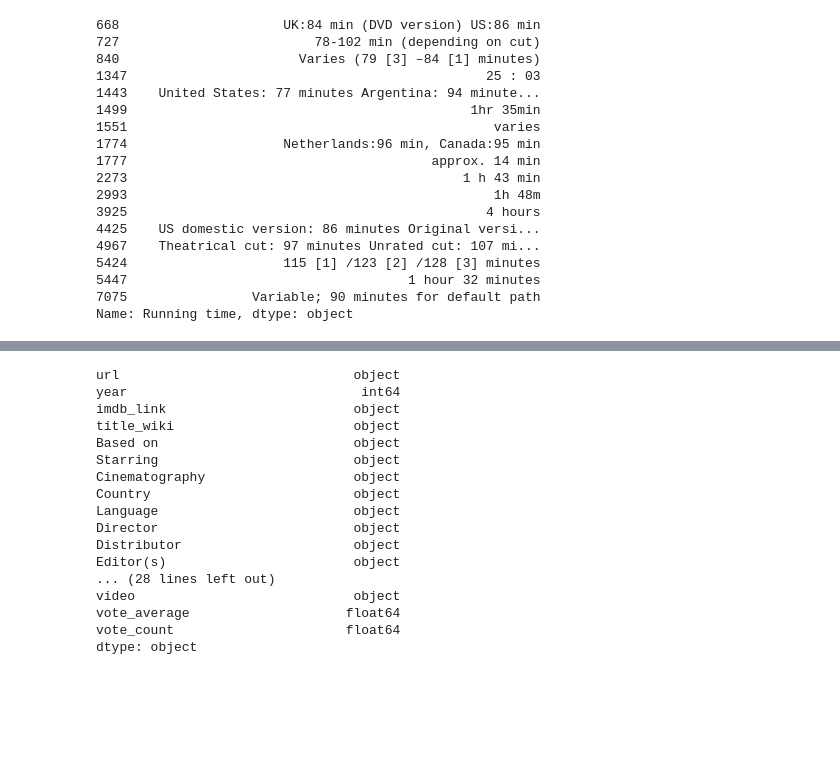
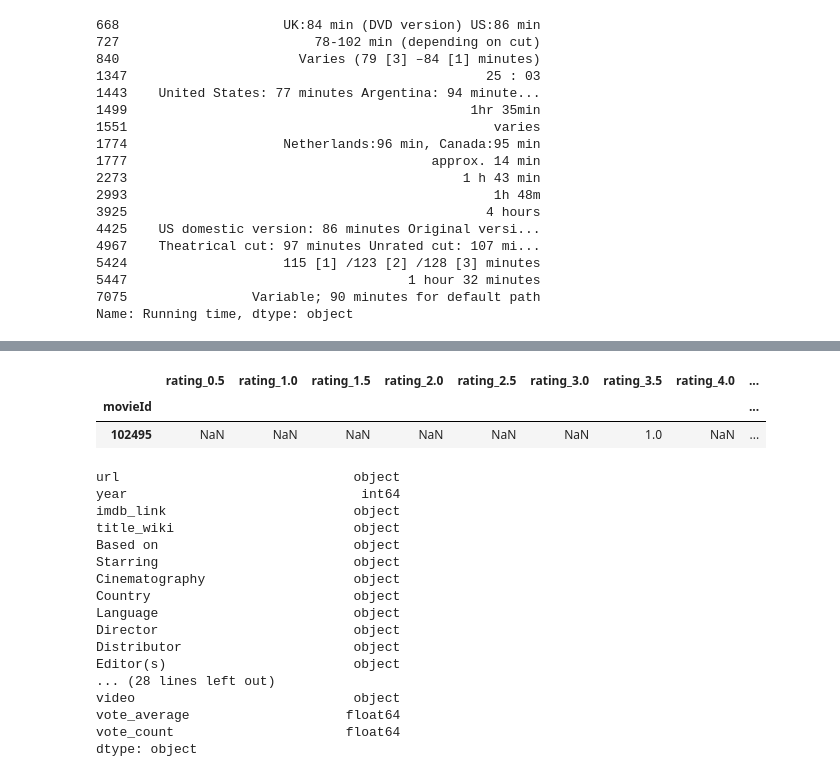
Before and after one commit to npantfoerder/movies-ETL, a Jupyter notebook: transform_wiki_data.ipynb, the cells around one changed output, grey strips where cells are left out. Drawn from its saved outputs; the diff is of its cells as text; code cells hidden in the pictures; blank space fills up the shorter version.

```diff
--- a/transform_wiki_data.ipynb
+++ b/transform_wiki_data.ipynb
@@ -383,6 +383,16 @@ kaggle_metadata['popularity'] = pd.to_numeric(kaggle_metadata['popularity'], err
 kaggle_metadata['release_date'] = pd.to_datetime(kaggle_metadata['release_date'])
 # %%
 ratings['timestamp'] = pd.to_datetime(ratings['timestamp'], unit='s')
+# %%
+rating_counts = ratings.groupby(['movieId', 'rating'], as_index=False).count() \
+    .rename(columns={'userId': 'count'}) \
+    .pivot(index='movieId', columns='rating', values='count')
+rating_counts.columns = ['rating_' + str(col) for col in rating_counts.columns]
+rating_counts.sample()
+# %% [output]
+|  | rating_0.5 | rating_1.0 | rating_1.5 | rating_2.0 | rating_2.5 | rating_3.0 | rating_3.5 | rating_4.0 | ... |
+| movieId |  |  |  |  |  |  |  |  | ... |
+| 102495 | NaN | NaN | NaN | NaN | NaN | NaN | 1.0 | NaN | ... |
 # %%
 movies_df = pd.merge(wiki_movies_df, kaggle_metadata, on='imdb_id', suffixes=['_wiki', '_kaggle'])
 movies_df.sample()
```
Also changed, not shown: parts of 12 cells of this notebook, 1 other file.
